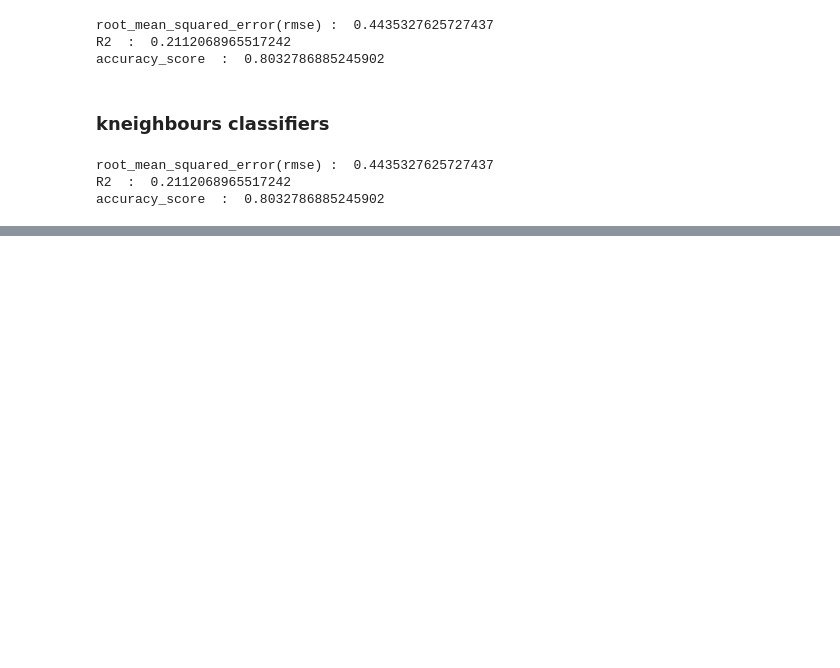
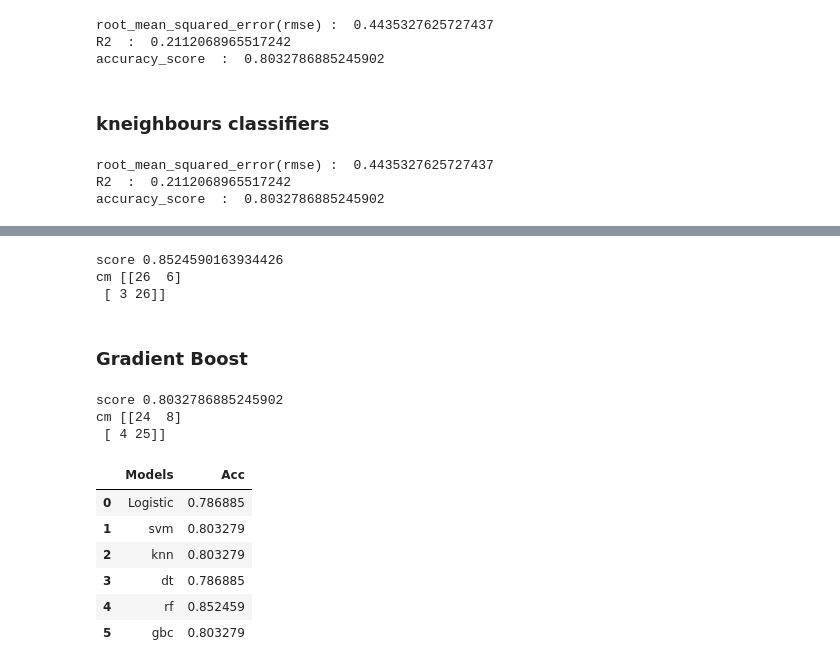
Before and after one commit to albinbabyme05/ML_Projects, a Jupyter notebook: Heart Disease Analysis/Heart_disease_analysis.ipynb, the cells around one changed output, grey strips where cells are left out. Cells and saved outputs as stored; diff of their text form; code cells hidden in the pictures; blank space fills up the shorter version.

```diff
--- a/Heart Disease Analysis/Heart_disease_analysis.ipynb
+++ b/Heart Disease Analysis/Heart_disease_analysis.ipynb
@@ -319,0 +377,43 @@ accuracy_score  :  0.8032786885245902
+# %%
+y_pred_rf = rf.predict(X_test)
+# %%
+score_rf = accuracy_score(y_test, y_pred_rf)
+cm = confusion_matrix(y_test, y_pred_rf)
+
+print('score', score_rf)
+print('cm',cm)
+# %% [output]
+score 0.8524590163934426
+cm [[26  6]
+ [ 3 26]]
+# %% [markdown]
+### Gradient Boost
+# %%
+from sklearn.ensemble import GradientBoostingClassifier
+
+gbc = GradientBoostingClassifier()
+gbc = gbc.fit(X_train, y_train)
+y_pred_gbc = gbc.predict(X_test)
+# %%
+score_gbc = accuracy_score(y_test, y_pred_gbc)
+cm = confusion_matrix(y_test, y_pred_gbc)
+
+print('score', score_gbc)
+print('cm',cm)
+# %% [output]
+score 0.8032786885245902
+cm [[24  8]
+ [ 4 25]]
+# %%
+final_Acc_score = pd.DataFrame({'Models'  : ['Logistic', 'svm', 'knn', 'dt', 'rf', 'gbc'],
+                                'Acc' : [score_log, score_svm, score_knn, score_dt, score_rf, score_gbc]
+                                })
+final_Acc_score
+# %% [output]
+|  | Models | Acc |
+| 0 | Logistic | 0.786885 |
+| 1 | svm | 0.803279 |
+| 2 | knn | 0.803279 |
+| 3 | dt | 0.786885 |
+| 4 | rf | 0.852459 |
+| 5 | gbc | 0.803279 |
```
Also changed, not shown: parts of 22 cells of this notebook.
